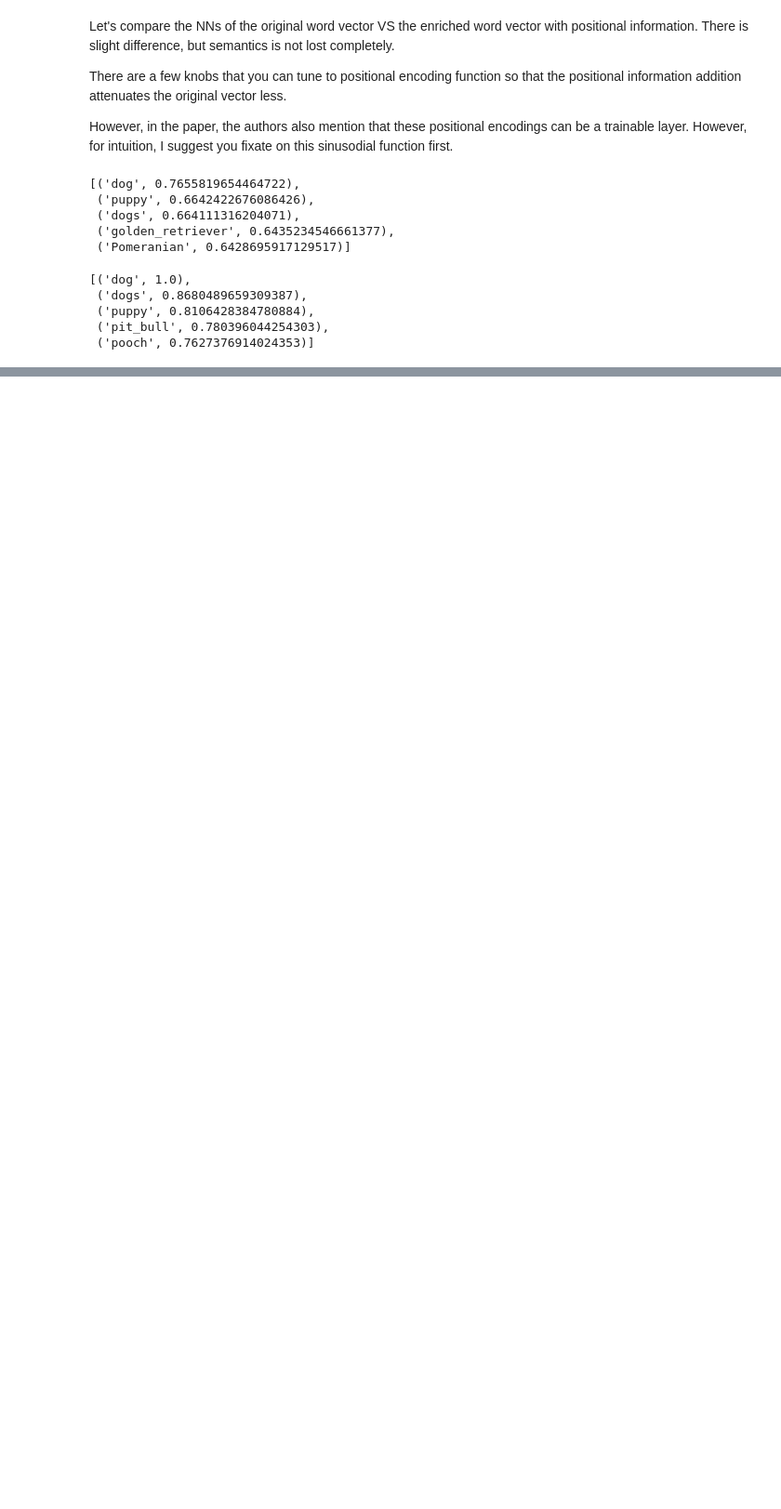
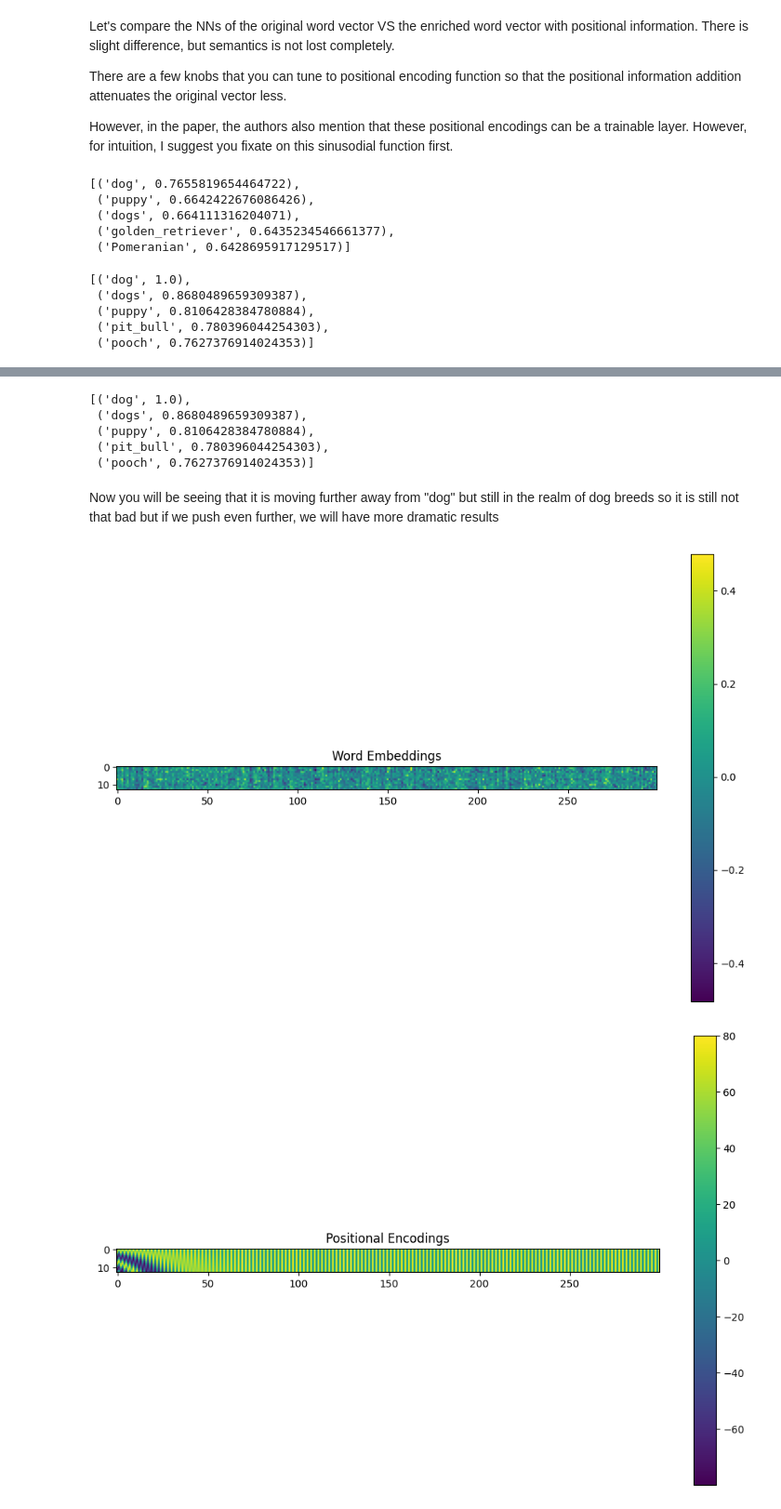
Before and after one commit to ArkAung/transformer_tutorial, a Jupyter notebook: intuition_behind_word_embeddings_with_positional_information.ipynb, the cells around one changed output, grey strips where cells are left out. Shown: that part at 93% size. Cells and saved outputs as stored; diff of their text form; code cells hidden in the pictures; blank space fills up the shorter version.

```diff
--- a/intuition_behind_word_embeddings_with_positional_information.ipynb
+++ b/intuition_behind_word_embeddings_with_positional_information.ipynb
@@ -157,0 +209,40 @@ wv.similar_by_vector(original, topn=5)
+# %%
+wv.similar_by_vector(original, topn=5)
+# %% [output]
+[('dog', 1.0),
+ ('dogs', 0.8680489659309387),
+ ('puppy', 0.8106428384780884),
+ ('pit_bull', 0.780396044254303),
+ ('pooch', 0.7627376914024353)]
+# %% [markdown]
+Now you will be seeing that it is moving further away from "dog" but still in the realm of dog breeds so it is still not that bad but if we push even further, we will have more dramatic results
+# %%
+# Amplify positional encodings by 10 times
+positional_encodings *= 10
+
+# Add the positional encodings to the word embeddings
+word_plus_positional_embeddings = {word: embedding + positional_encodings[i] for i, (word, embedding) in enumerate(word_embeddings.items())}
+
+# Visualize the word embeddings
+plt.figure(figsize=(12, 8))
+plt.imshow(np.array(list(word_embeddings.values())))
+plt.title('Word Embeddings')
+plt.colorbar()
+plt.show()
+
+# Visualize the positional encodings
+plt.figure(figsize=(12, 8))
+plt.imshow(positional_encodings)
+plt.title('Positional Encodings')
+plt.colorbar()
+plt.show()
+
+# Visualize the combined word plus positional embeddings
+plt.figure(figsize=(12, 8))
+plt.imshow(np.array(list(word_plus_positional_embeddings.values())))
+plt.title('Word + Positional Embeddings')
+plt.colorbar()
+plt.show()
+# %% [output]
+[figure, added]
+[figure, added]
```
Also changed, not shown: parts of 23 cells of this notebook.
